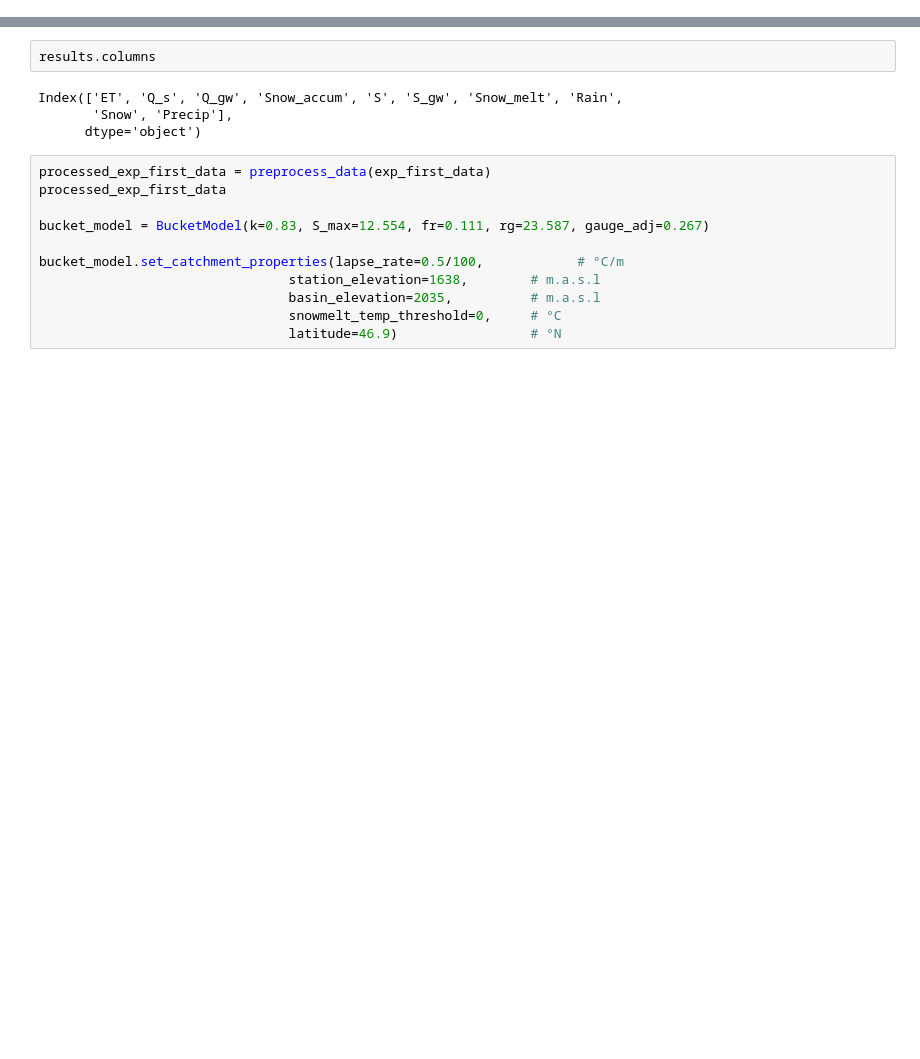
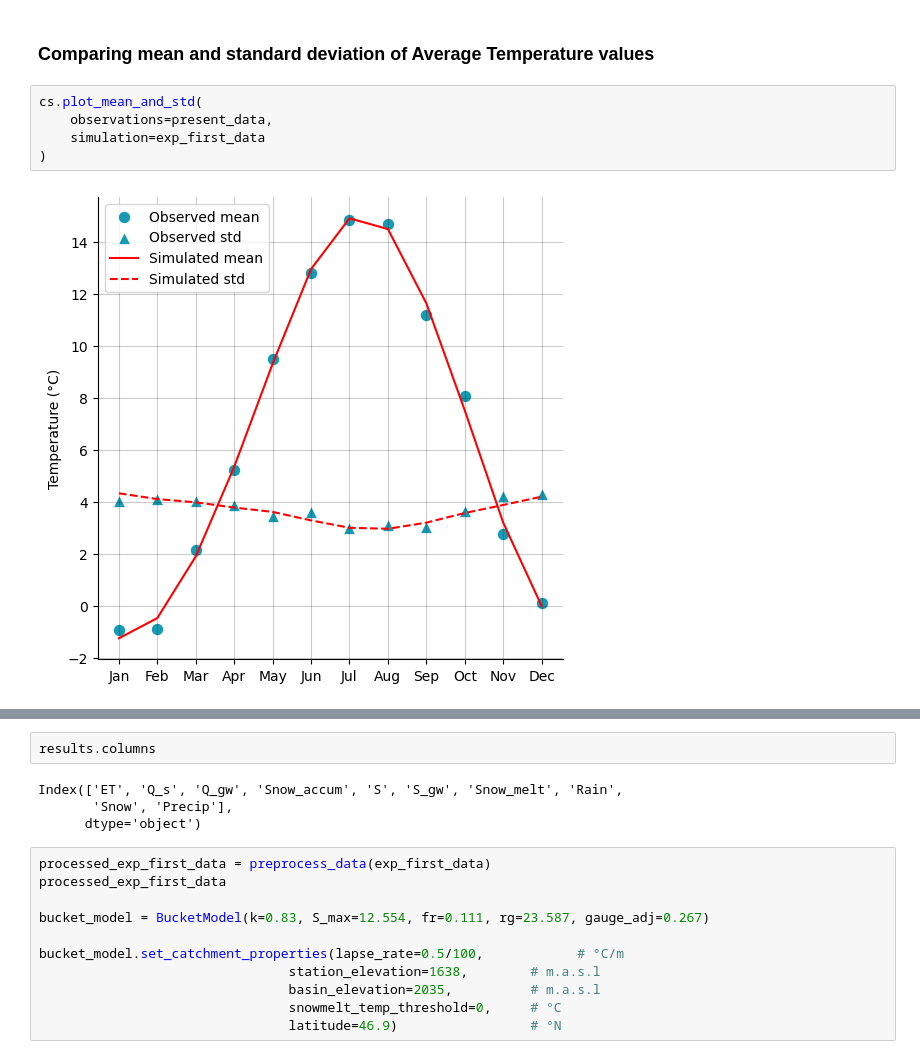
Before and after one commit to CooperBigFoot/climate-impacts, a Jupyter notebook: code/eda.ipynb, the cells around one changed output, grey strips where cells are left out. Drawn from its saved outputs; the diff is of its cells as text; blank space fills up the shorter version.

```diff
--- a/code/eda.ipynb
+++ b/code/eda.ipynb
@@ -60,0 +85,9 @@ processed_exp_first_data
+# %% [markdown]
+### Comparing mean and standard deviation of Average Temperature values
+# %%
+cs.plot_mean_and_std(
+    observations=present_data,
+    simulation=exp_first_data
+)
+# %% [output]
+[figure, added]
```
Also changed, not shown: parts of 35 cells of this notebook.
